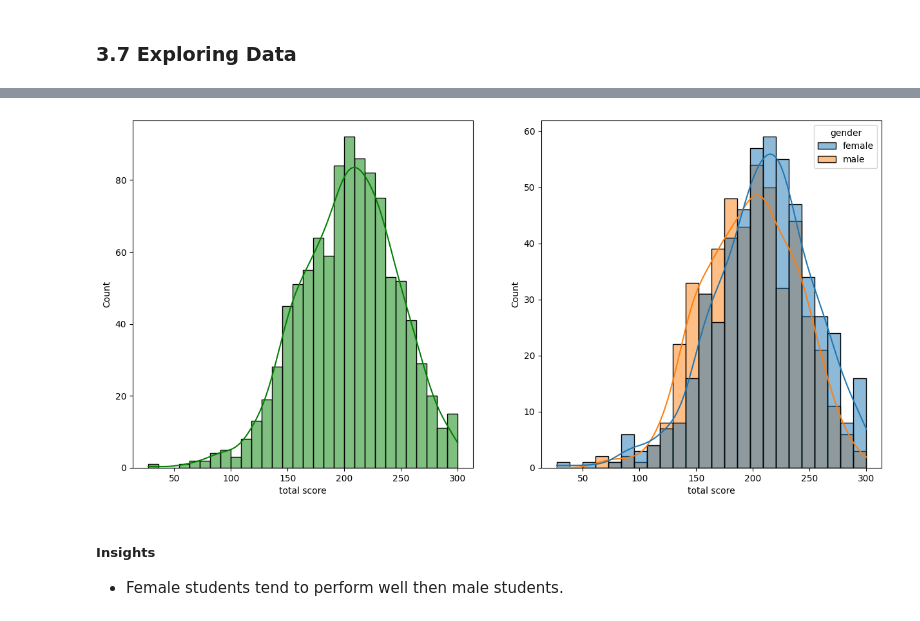
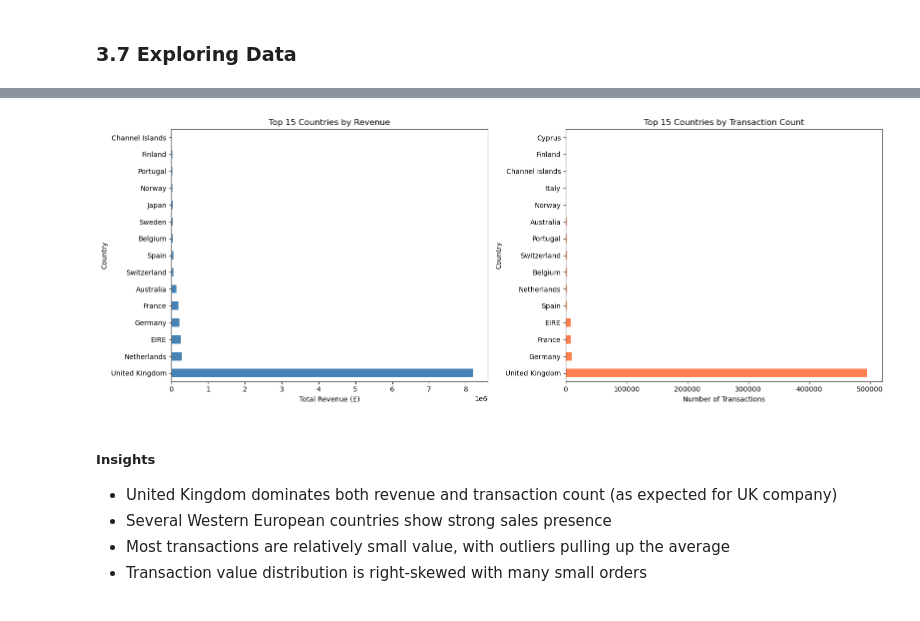
Before and after one commit to srujank1995/SRM_MBA_PROJECT, a Jupyter notebook: notebook/EDA_Dataset_Performance.ipynb, the cells around one changed output, grey strips where cells are left out. Drawn from its saved outputs; the diff is of its cells as text; code cells hidden in the pictures.

Commit message:
EDA_Dataset_Performance_Updated

```diff
--- a/notebook/EDA_Dataset_Performance.ipynb
+++ b/notebook/EDA_Dataset_Performance.ipynb
@@ -32,4 +33,4 @@ warnings.filterwarnings('ignore')
 # %% [markdown]
 #### Import the CSV Data as Pandas DataFrame
 # %%
-df = pd.read_csv('data/data.csv',encoding="utf-8", errors="ignore")
+df = pd.read_csv('Data/data.csv', encoding='latin-1')
@@ -201,5 +203,14 @@ df.head(2)
 # %%
-df['total score'] = df['math_score'] + df['reading_score'] + df['writing_score']
-df['average'] = df['total score']/3
+# Calculate total sales value for each transaction
+df['TotalSales'] = df['Quantity'] * df['UnitPrice']
+
+# Convert InvoiceDate to datetime
+df['InvoiceDate'] = pd.to_datetime(df['InvoiceDate'])
+
+# Extract temporal features
+df['Month'] = df['InvoiceDate'].dt.month
+df['Year'] = df['InvoiceDate'].dt.year
+df['DayOfWeek'] = df['InvoiceDate'].dt.dayofweek
+
 df.head()
 # %% [output]
@@ -256,13 +286,27 @@ plt.show()
 # %%
-fig, axs = plt.subplots(1, 2, figsize=(15, 7))
-plt.subplot(121)
-sns.histplot(data=df,x='total score',bins=30,kde=True,color='g')
-plt.subplot(122)
-sns.histplot(data=df,x='total score',kde=True,hue='gender')
+# Sales by top 15 countries
+fig, axs = plt.subplots(1, 2, figsize=(16, 6))
+
+# Plot 1: Revenue by country
+country_sales = df.groupby('Country')['TotalSales'].sum().sort_values(ascending=False).head(15)
+country_sales.plot(kind='barh', ax=axs[0], color='steelblue')
+axs[0].set_xlabel('Total Revenue (£)')
+axs[0].set_title('Top 15 Countries by Revenue')
+
+# Plot 2: Transaction count by country
+country_count = df.groupby('Country').size().sort_values(ascending=False).head(15)
+country_count.plot(kind='barh', ax=axs[1], color='coral')
+axs[1].set_xlabel('Number of Transactions')
+axs[1].set_title('Top 15 Countries by Transaction Count')
+
+plt.tight_layout()
 plt.show()
 # %% [output]
-[figure, old version]
+[figure, new version]
 # %% [markdown]
 #####  Insights
-- Female students tend to perform well then male students.
+- United Kingdom dominates both revenue and transaction count (as expected for UK company)
+- Several Western European countries show strong sales presence
+- Most transactions are relatively small value, with outliers pulling up the average
+- Transaction value distribution is right-skewed with many small orders
 # %%
```
Also changed, not shown: parts of 76 cells of this notebook.
